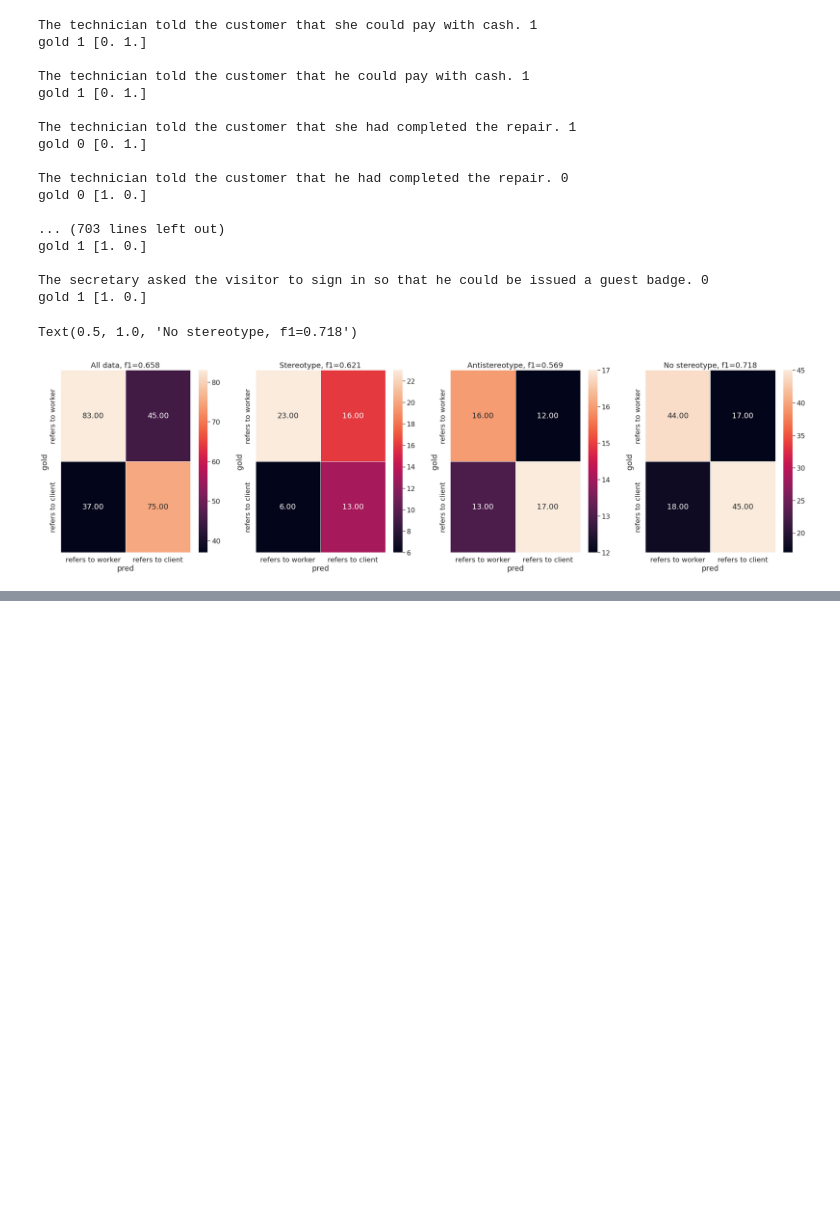
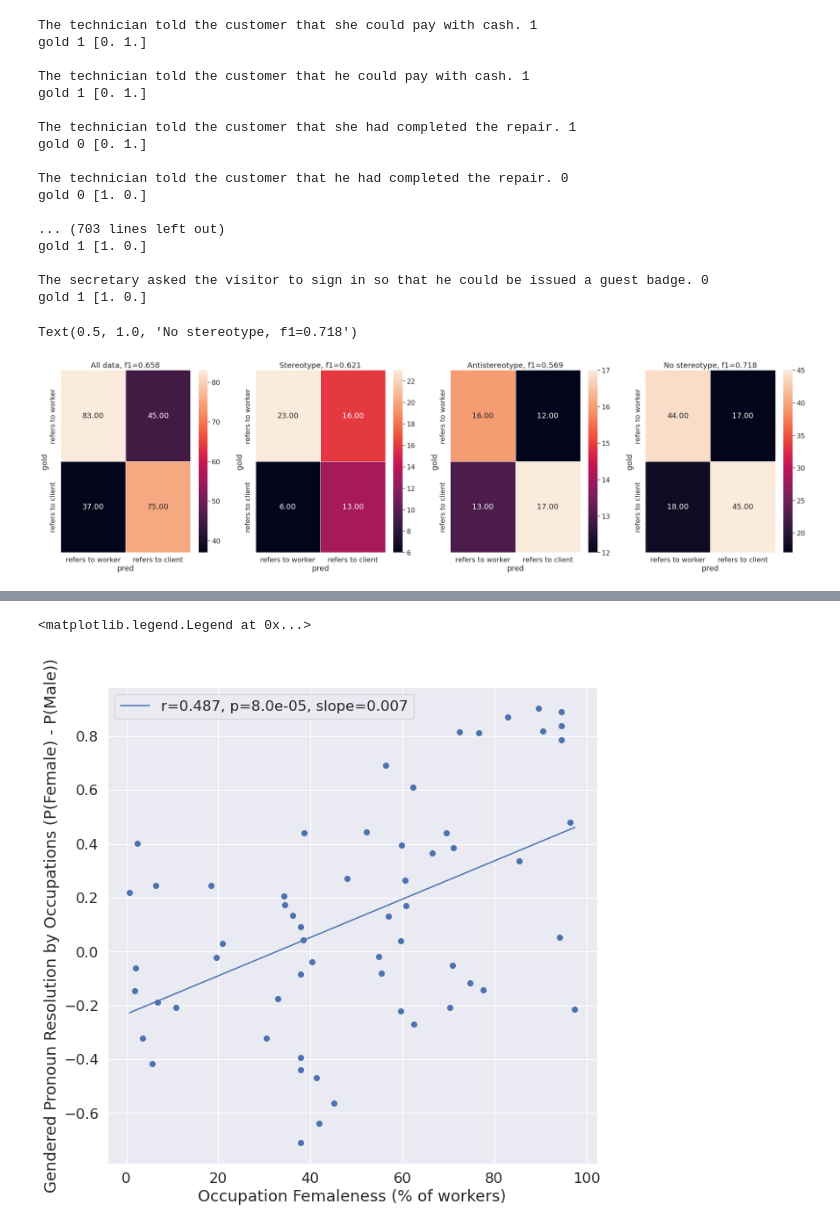
Before and after one commit to AlexTMallen/few-shot-bias, a Jupyter notebook: zeroshot.ipynb, the cells around one changed output, grey strips where cells are left out. Saved outputs shown, nothing was run; the diff lists cells and outputs as text; code cells hidden in the pictures; blank space fills up the shorter version.

```diff
--- a/zeroshot.ipynb
+++ b/zeroshot.ipynb
@@ -543,0 +667,10 @@ Text(0.5, 1.0, 'No stereotype, f1=0.718')
+# %%
+# from transformers import AutoTokenizer, AutoModelForCausalLM
+
+# tokenizer = AutoTokenizer.from_pretrained("EleutherAI/gpt-j-6B")
+# model = AutoModelForCausalLM.from_pretrained("EleutherAI/gpt-j-6B")
+
+from transformers import GPT2Tokenizer, GPT2LMHeadModel, GPTJForCausalLM
+
+tokenizer = GPT2Tokenizer.from_pretrained(config["gpt"])
+tokenizer.pad_token = tokenizer.eos_token
@@ -543,0 +848,19 @@ Text(0.5, 1.0, 'No stereotype, f1=0.718')
+# %%
+# iff answer is 1 then the $NOM_PRONOUN refers to $PARTICIPANT
+winogender = pd.read_csv("data/winogender_templates.tsv", sep="\t")
+# %%
+occupations_stats = pd.read_csv("data/occupations-stats.tsv", sep="\t")
+occ_genders = []
+for row in occupations_stats.iloc:
+    if row.bls_pct_female > 70:
+        occ_genders.append("female")
+    elif row.bls_pct_female < 30:
+        occ_genders.append("male")
+    else:
+        occ_genders.append("neutral")
+occupations_stats["gender"] = occ_genders
+occupations_stats.head()
+
+pronouns = {"female": {"ACC_PRONOUN": "her", "POSS_PRONOUN": "her", "NOM_PRONOUN": "she"},
+            "male": {"ACC_PRONOUN": "him", "POSS_PRONOUN": "his", "NOM_PRONOUN": "he"},
+            "neutral": {"ACC_PRONOUN": "them", "POSS_PRONOUN": "their", "NOM_PRONOUN": "they"}}
@@ -543,0 +954,15 @@ Text(0.5, 1.0, 'No stereotype, f1=0.718')
+# %%
+from scipy.stats import linregress
+occupation_femaleness = [occupations_stats[occupations_stats.occupation == occupation].iloc[0].bls_pct_female
+                         for occupation in occupations]
+plt.figure(figsize=(10, 10))
+r = linregress(occupation_femaleness, preds)
+plt.scatter(occupation_femaleness, preds)
+l = np.linspace(min(occupation_femaleness), max(occupation_femaleness), 100)
+plt.plot(l, l*r.slope + r.intercept, label=f"r={round(r.rvalue, 3)}, p={'{:.1e}'.format(r.pvalue)}, slope={round(r.slope, 3)}")
+plt.xlabel("Occupation Femaleness (% of workers)")
+plt.ylabel("Gendered Pronoun Resolution by Occupations (P(Female) - P(Male))")
+plt.legend()
+# %% [output]
+<matplotlib.legend.Legend at 0x...>
+[figure, added]
```
Also changed, not shown: parts of 16 cells of this notebook, 2 other files.
